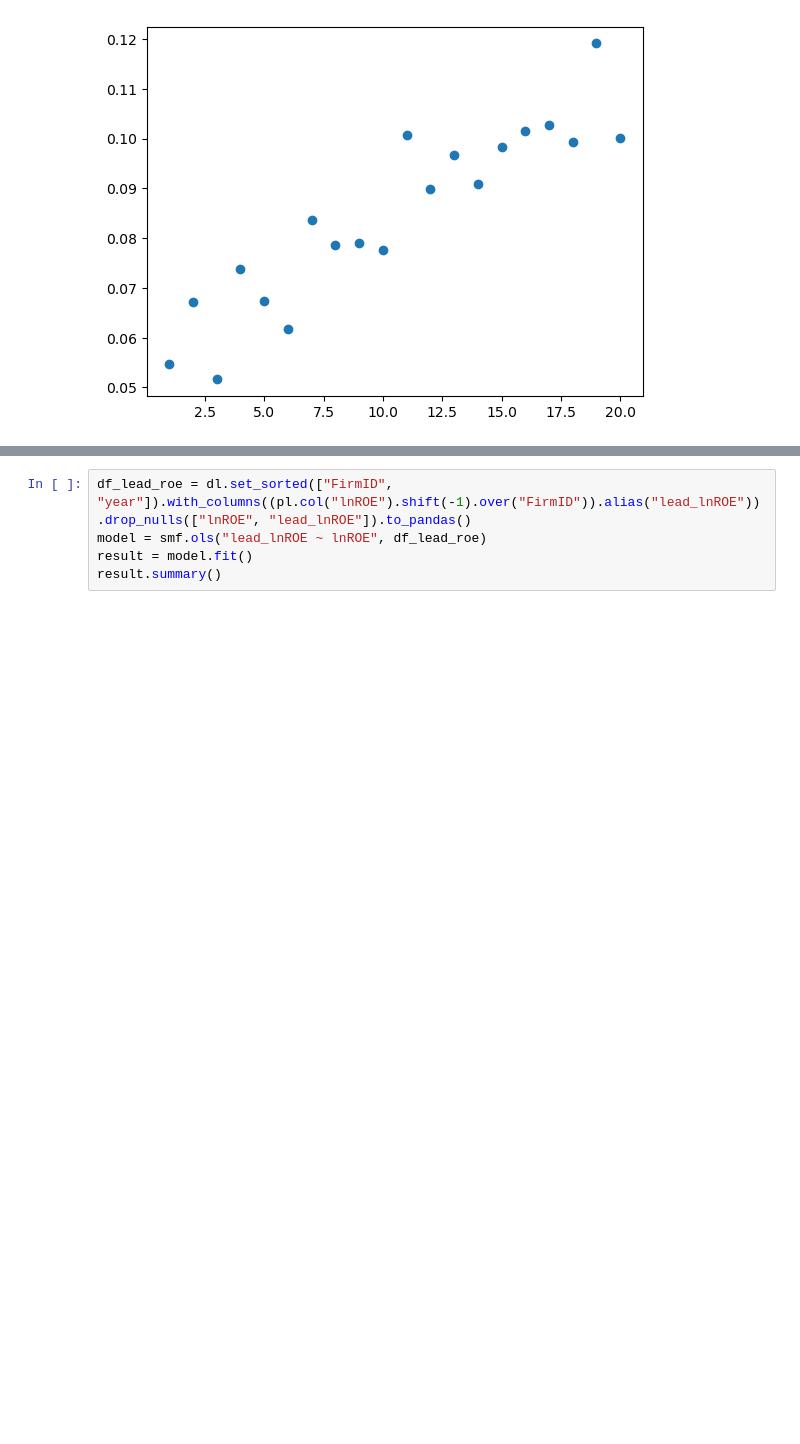
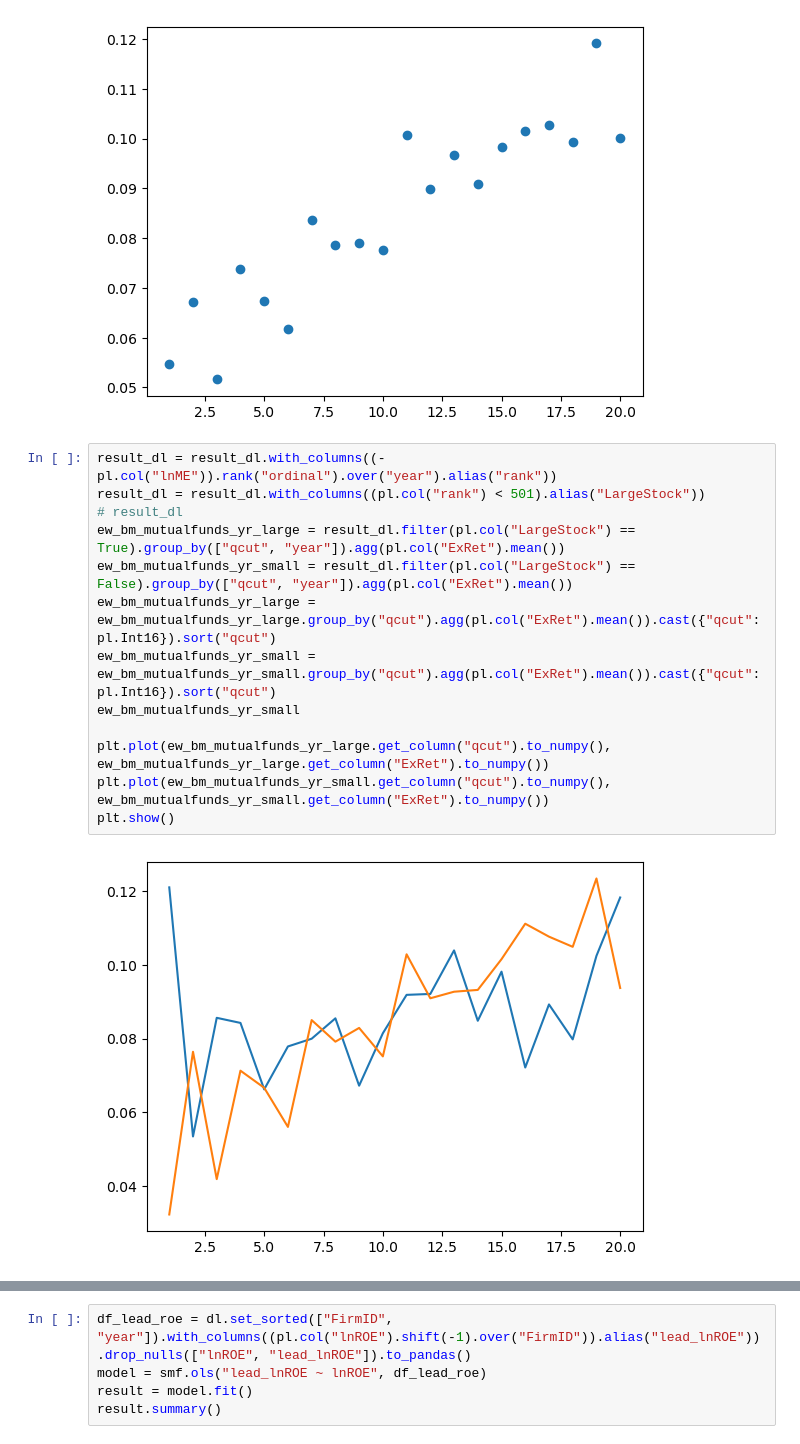
Before and after one commit to Huanyu-Liu/machine_learning, a Jupyter notebook: hw1/panel_regression.ipynb, the cells around one changed output, grey strips where cells are left out. Cells and saved outputs as stored; diff of their text form; blank space fills up the shorter version.

```diff
--- a/hw1/panel_regression.ipynb
+++ b/hw1/panel_regression.ipynb
@@ -82,3 +100,18 @@ plt.scatter(ew_bm_mutualfunds_yr.get_column("qcut").to_numpy(), ew_bm_mutualfund
 plt.show()
 # %% [output]
 [figure]
+# %%
+result_dl = result_dl.with_columns((-pl.col("lnME")).rank("ordinal").over("year").alias("rank"))
+result_dl = result_dl.with_columns((pl.col("rank") < 501).alias("LargeStock"))
+# result_dl
+ew_bm_mutualfunds_yr_large = result_dl.filter(pl.col("LargeStock") == True).group_by(["qcut", "year"]).agg(pl.col("ExRet").mean())
+ew_bm_mutualfunds_yr_small = result_dl.filter(pl.col("LargeStock") == False).group_by(["qcut", "year"]).agg(pl.col("ExRet").mean())
+ew_bm_mutualfunds_yr_large = ew_bm_mutualfunds_yr_large.group_by("qcut").agg(pl.col("ExRet").mean()).cast({"qcut": pl.Int16}).sort("qcut")
+ew_bm_mutualfunds_yr_small = ew_bm_mutualfunds_yr_small.group_by("qcut").agg(pl.col("ExRet").mean()).cast({"qcut": pl.Int16}).sort("qcut")
+ew_bm_mutualfunds_yr_small
+
+plt.plot(ew_bm_mutualfunds_yr_large.get_column("qcut").to_numpy(), ew_bm_mutualfunds_yr_large.get_column("ExRet").to_numpy())
+plt.plot(ew_bm_mutualfunds_yr_small.get_column("qcut").to_numpy(), ew_bm_mutualfunds_yr_small.get_column("ExRet").to_numpy())
+plt.show()
+# %% [output]
+[figure, added]
```
Also changed, not shown: parts of 19 cells of this notebook, 1 other file.
